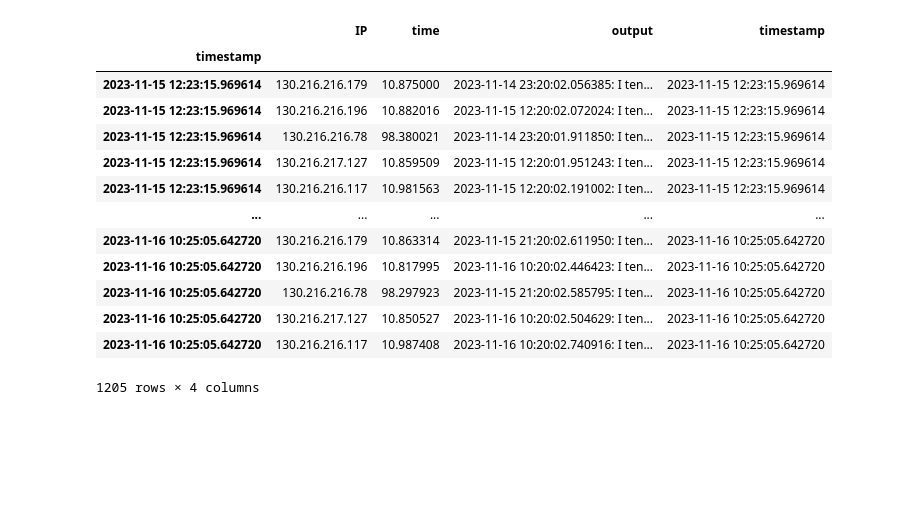
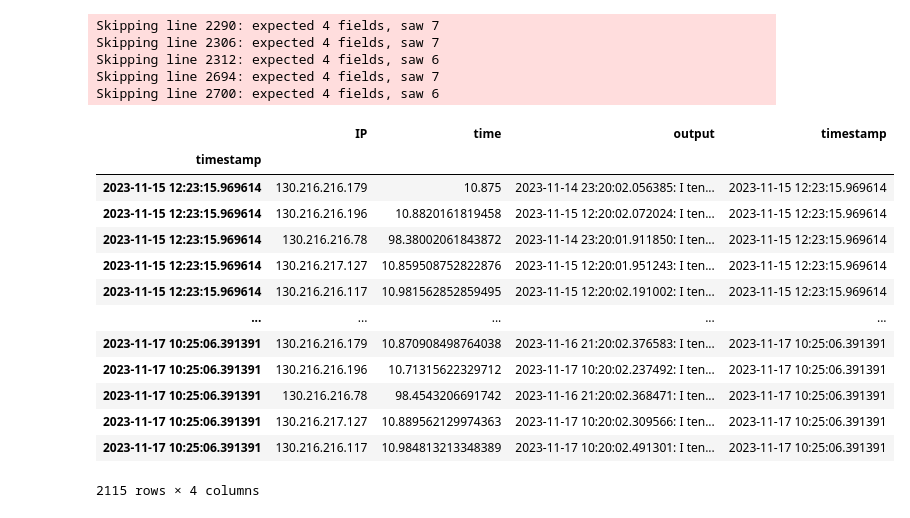
Before and after one commit to UoA-eResearch/nvidia-smi, a Jupyter notebook: plot.ipynb, the cells around one changed output. Drawn from its saved outputs; the diff is of its cells as text; code cells hidden in the pictures; blank space fills up the shorter version.

```diff
--- a/plot.ipynb
+++ b/plot.ipynb
@@ -1,28 +1,33 @@
 # %%
 import pandas as pd
 import seaborn as sns
 sns.set()
 import re
-df = pd.read_csv("ssh_results.csv")
+df = pd.read_csv("ssh_results.csv", on_bad_lines="warn")
 df.index = pd.to_datetime(df.timestamp)
-df = df[df.index > "2023-11-15 12:20:00"]
-df = df[df.output != "Error reading SSH protocol banner"].dropna()
+df = df[df.index > "2023-11-15 12:20:00"].dropna()
+df = df[(df.output != "Error reading SSH protocol banner") & (~df.output.str.startswith("Traceback (most recent call last):"))]
 df
 # %% [output]
+Skipping line 2290: expected 4 fields, saw 7
+Skipping line 2306: expected 4 fields, saw 7
+Skipping line 2312: expected 4 fields, saw 6
+Skipping line 2694: expected 4 fields, saw 7
+Skipping line 2700: expected 4 fields, saw 6
 |  | IP | time | output | timestamp |
 | timestamp |  |  |  |  |
-| 2023-11-15 12:23:15.969614 | 130.216.216.179 | 10.875000 | 2023-11-14 23:20:02.056385: I ten... | 2023-11-15 12:23:15.969614 |
-| 2023-11-15 12:23:15.969614 | 130.216.216.196 | 10.882016 | 2023-11-15 12:20:02.072024: I ten... | 2023-11-15 12:23:15.969614 |
-| 2023-11-15 12:23:15.969614 | 130.216.216.78 | 98.380021 | 2023-11-14 23:20:01.911850: I ten... | 2023-11-15 12:23:15.969614 |
-| 2023-11-15 12:23:15.969614 | 130.216.217.127 | 10.859509 | 2023-11-15 12:20:01.951243: I ten... | 2023-11-15 12:23:15.969614 |
-| 2023-11-15 12:23:15.969614 | 130.216.216.117 | 10.981563 | 2023-11-15 12:20:02.191002: I ten... | 2023-11-15 12:23:15.969614 |
+| 2023-11-15 12:23:15.969614 | 130.216.216.179 | 10.875 | 2023-11-14 23:20:02.056385: I ten... | 2023-11-15 12:23:15.969614 |
+| 2023-11-15 12:23:15.969614 | 130.216.216.196 | 10.8820161819458 | 2023-11-15 12:20:02.072024: I ten... | 2023-11-15 12:23:15.969614 |
+| 2023-11-15 12:23:15.969614 | 130.216.216.78 | 98.38002061843872 | 2023-11-14 23:20:01.911850: I ten... | 2023-11-15 12:23:15.969614 |
+| 2023-11-15 12:23:15.969614 | 130.216.217.127 | 10.859508752822876 | 2023-11-15 12:20:01.951243: I ten... | 2023-11-15 12:23:15.969614 |
+| 2023-11-15 12:23:15.969614 | 130.216.216.117 | 10.981562852859495 | 2023-11-15 12:20:02.191002: I ten... | 2023-11-15 12:23:15.969614 |
 | ... | ... | ... | ... | ... |
-| 2023-11-16 10:25:05.642720 | 130.216.216.179 | 10.863314 | 2023-11-15 21:20:02.611950: I ten... | 2023-11-16 10:25:05.642720 |
-| 2023-11-16 10:25:05.642720 | 130.216.216.196 | 10.817995 | 2023-11-16 10:20:02.446423: I ten... | 2023-11-16 10:25:05.642720 |
-| 2023-11-16 10:25:05.642720 | 130.216.216.78 | 98.297923 | 2023-11-15 21:20:02.585795: I ten... | 2023-11-16 10:25:05.642720 |
-| 2023-11-16 10:25:05.642720 | 130.216.217.127 | 10.850527 | 2023-11-16 10:20:02.504629: I ten... | 2023-11-16 10:25:05.642720 |
-| 2023-11-16 10:25:05.642720 | 130.216.216.117 | 10.987408 | 2023-11-16 10:20:02.740916: I ten... | 2023-11-16 10:25:05.642720 |
+| 2023-11-17 10:25:06.391391 | 130.216.216.179 | 10.870908498764038 | 2023-11-16 21:20:02.376583: I ten... | 2023-11-17 10:25:06.391391 |
+| 2023-11-17 10:25:06.391391 | 130.216.216.196 | 10.71315622329712 | 2023-11-17 10:20:02.237492: I ten... | 2023-11-17 10:25:06.391391 |
+| 2023-11-17 10:25:06.391391 | 130.216.216.78 | 98.4543206691742 | 2023-11-16 21:20:02.368471: I ten... | 2023-11-17 10:25:06.391391 |
+| 2023-11-17 10:25:06.391391 | 130.216.217.127 | 10.889562129974363 | 2023-11-17 10:20:02.309566: I ten... | 2023-11-17 10:25:06.391391 |
+| 2023-11-17 10:25:06.391391 | 130.216.216.117 | 10.984813213348389 | 2023-11-17 10:20:02.491301: I ten... | 2023-11-17 10:25:06.391391 |
-1205 rows × 4 columns
+2115 rows × 4 columns
 # %%
 # Extract some metrics from the output
 def parse_time_to_seconds(time_str):
```
Also changed, not shown: parts of 6 cells of this notebook.
